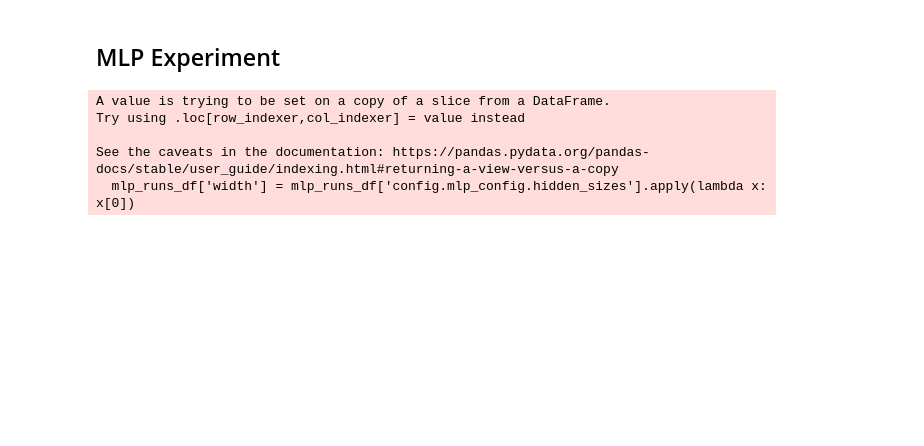
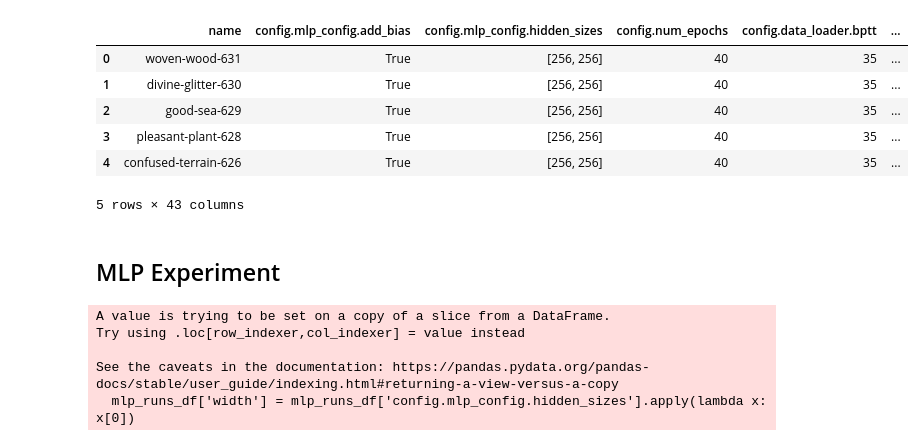
Before and after one commit to BrunoKM/tensor-reprogram, a Jupyter notebook: plots/hyperparam_vs_scale_alignment.ipynb, the cells around one changed output. Cells and saved outputs as stored; diff of their text form; code cells hidden in the pictures; blank space fills up the shorter version.

```diff
--- a/plots/hyperparam_vs_scale_alignment.ipynb
+++ b/plots/hyperparam_vs_scale_alignment.ipynb
@@ -80,6 +83,15 @@ def flatten_dataframe(df: pd.DataFrame, columns: list[str]):
     return pd.DataFrame(flat_data)
 # %%
 runs_df = flatten_dataframe(runs_df, columns=['config', 'summary'])
+runs_df.head()
+# %% [output]
+|  | name | config.mlp_config.add_bias | config.mlp_config.hidden_sizes | config.num_epochs | config.data_loader.bptt | ... |
+| 0 | woven-wood-631 | True | [256, 256] | 40 | 35 | ... |
+| 1 | divine-glitter-630 | True | [256, 256] | 40 | 35 | ... |
+| 2 | good-sea-629 | True | [256, 256] | 40 | 35 | ... |
+| 3 | pleasant-plant-628 | True | [256, 256] | 40 | 35 | ... |
+| 4 | confused-terrain-626 | True | [256, 256] | 40 | 35 | ... |
+5 rows × 43 columns
 # %% [markdown]
 ## MLP Experiment
 # %%
```
Also changed, not shown: parts of 3 cells of this notebook, 2 other files.
